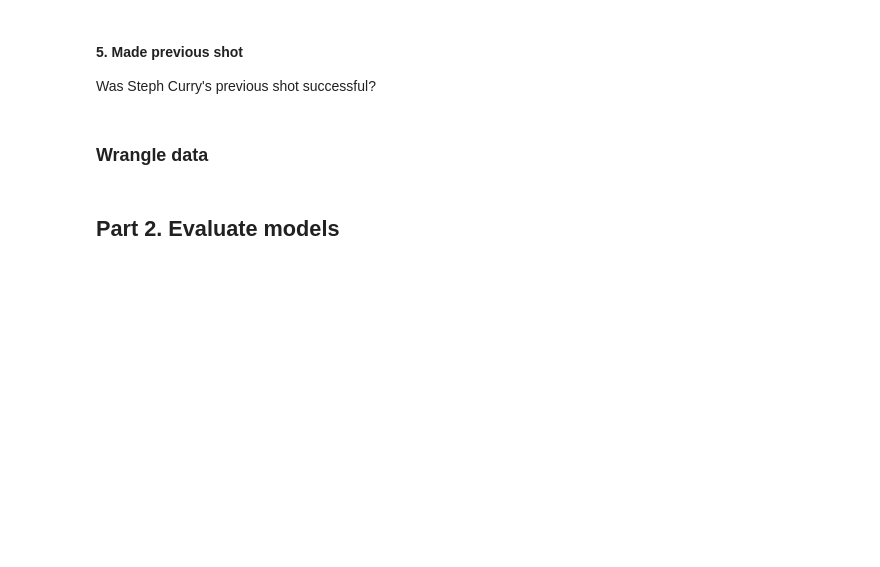
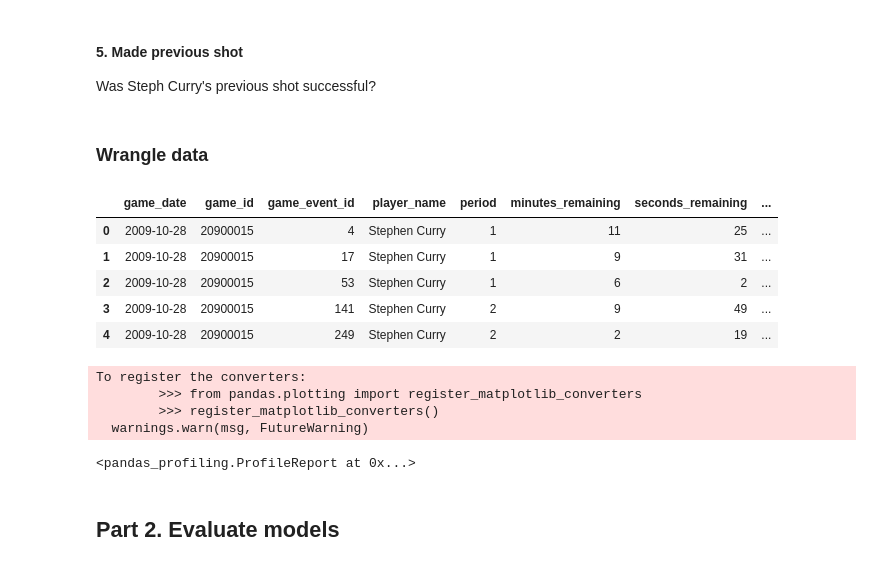
Before and after one commit to bloominstituteoftechnology/DS-Unit-2-Tree-Ensembles, a Jupyter notebook: DS_Sprint_Challenge_7_Classification_1.ipynb, the cells around one changed output. Cells and saved outputs as stored; diff of their text form; code cells hidden in the pictures; blank space fills up the shorter version.

Commit message:
Run profile report on training data.

```diff
--- a/DS_Sprint_Challenge_7_Classification_1.ipynb
+++ b/DS_Sprint_Challenge_7_Classification_1.ipynb
@@ -387,6 +387,15 @@ def made_previous_shot(X, y):
   return X
 # %% [markdown]
 ### Wrangle data
+# %%
+X_train.head()
+# %% [output]
+|  | game_date | game_id | game_event_id | player_name | period | minutes_remaining | seconds_remaining | ... |
+| 0 | 2009-10-28 | 20900015 | 4 | Stephen Curry | 1 | 11 | 25 | ... |
+| 1 | 2009-10-28 | 20900015 | 17 | Stephen Curry | 1 | 9 | 31 | ... |
+| 2 | 2009-10-28 | 20900015 | 53 | Stephen Curry | 1 | 6 | 2 | ... |
+| 3 | 2009-10-28 | 20900015 | 141 | Stephen Curry | 2 | 9 | 49 | ... |
+| 4 | 2009-10-28 | 20900015 | 249 | Stephen Curry | 2 | 2 | 19 | ... |
 # %%
 def wrangle(X, y):
   X = X.copy()
@@ -412,6 +429,15 @@ def wrangle(X, y):
 X_train = wrangle(X_train, df[target])
 X_val = wrangle(X_val, df[target])
 X_test = wrangle(X_test, df[target])
+# %%
+# Run profile report on (post-wrangling) training data.
+pp.ProfileReport(X_train)
+# %% [output]
+To register the converters:
+        >>> from pandas.plotting import register_matplotlib_converters
+        >>> register_matplotlib_converters()
+  warnings.warn(msg, FutureWarning)
+<pandas_profiling.ProfileReport at 0x...>
 # %% [markdown]
 ## Part 2. Evaluate models
 # %% [markdown]
```
Also changed, not shown: parts of 4 cells of this notebook.
